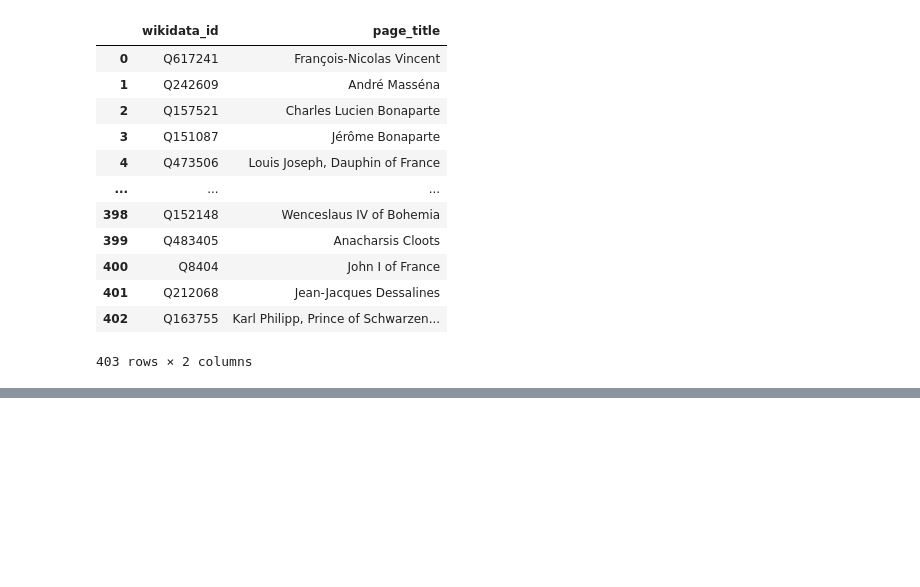
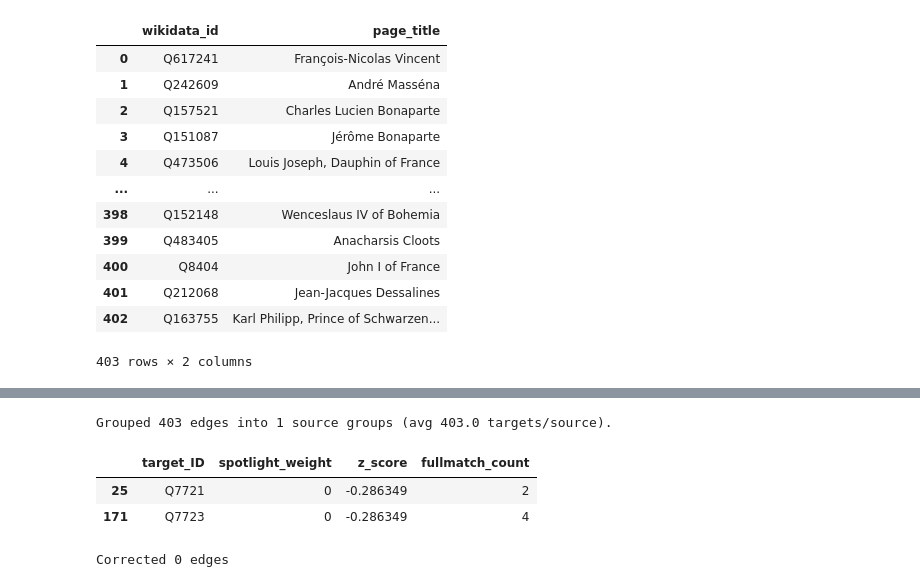
Before and after one commit to Karima-m/BSc_Project_Fall2026, a Jupyter notebook: notebooks/02_spotlight_prep.ipynb, the cells around one changed output, grey strips where cells are left out. Cells and saved outputs as stored; diff of their text form; code cells hidden in the pictures; blank space fills up the shorter version.

```diff
--- a/notebooks/02_spotlight_prep.ipynb
+++ b/notebooks/02_spotlight_prep.ipynb
@@ -218,0 +304,25 @@ weights_df.loc[weights_df.apply(is_substring, axis=1), "weight"] = 1
+# %%
+# full-name count
+edges_tmp = out_weights_df.rename(columns={'source_ID': "source_wikidata_id", 'target_ID': "target_wikidata_id"})
+
+src_extracts = {(r.wikidata_id, r.language_code): r.extract for r in napoleon_biography.itertuples()}
+tgt_titles   = {(r.wikidata_id, "en"): r.page_title for r in target_names.itertuples()}
+
+out_weights_df["fullmatch_count"] = count_exact_matches_grouped(edges_tmp, src_extracts, tgt_titles)
+# %% [output]
+Grouped 403 edges into 1 source groups (avg 403.0 targets/source).
+# %%
+flag = out_weights_df["has_shared_word"] & (out_weights_df["z_score"] > 1.5)
+
+# Look at shared-name edges before correcting
+out_weights_df[out_weights_df["has_shared_word"]][['target_ID', 'spotlight_weight', "z_score", "fullmatch_count"]]
+# %% [output]
+|  | target_ID | spotlight_weight | z_score | fullmatch_count |
+| 25 | Q7721 | 0 | -0.286349 | 2 |
+| 171 | Q7723 | 0 | -0.286349 | 4 |
+# %%
+# Step 1 from the paper: weight = full-name count for flagged edges
+out_weights_df.loc[flag, 'spotlight_weight'] = out_weights_df.loc[flag, "fullmatch_count"]
+print(f"Corrected {flag.sum()} edges")
+# %% [output]
+Corrected 0 edges
```
Also changed, not shown: parts of 16 cells of this notebook.
